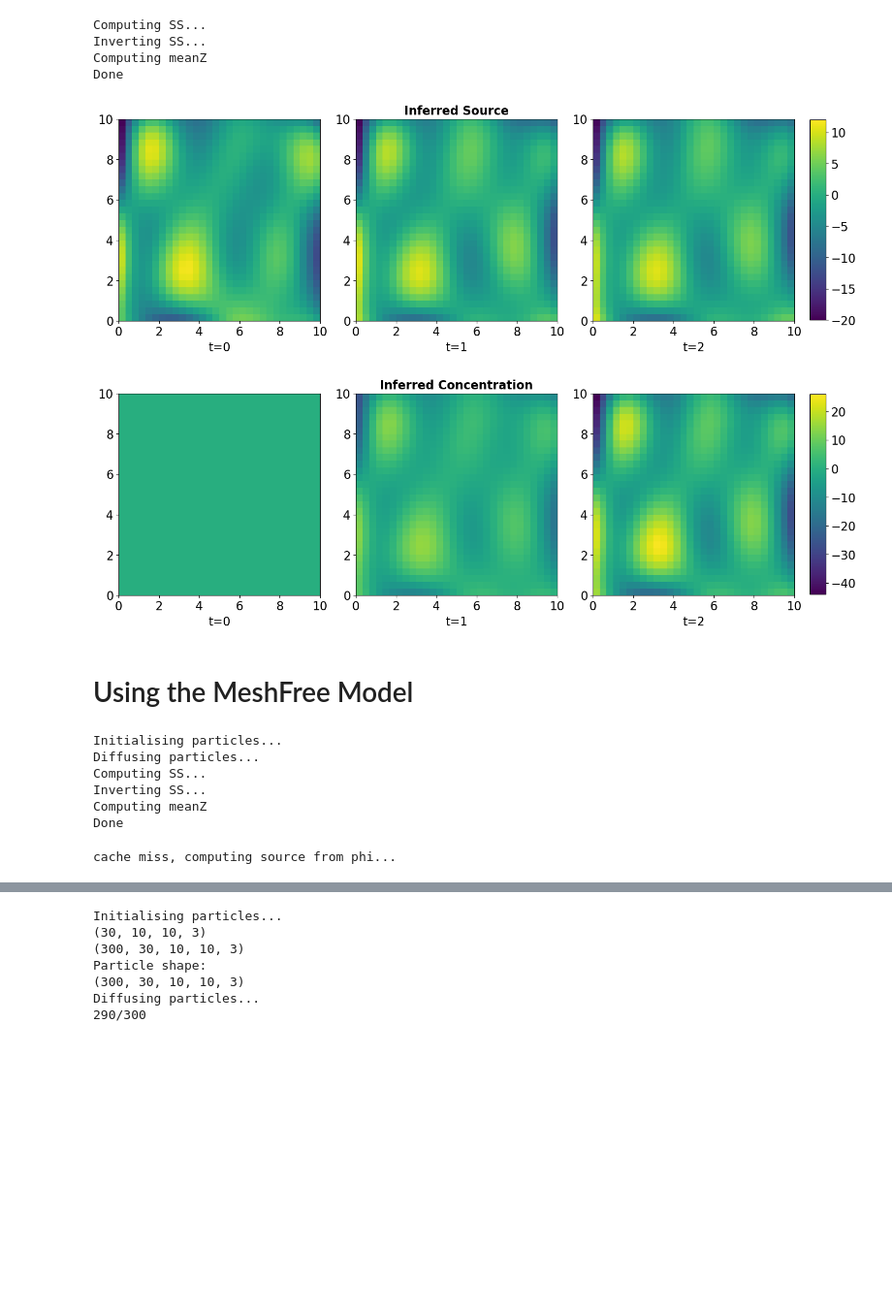
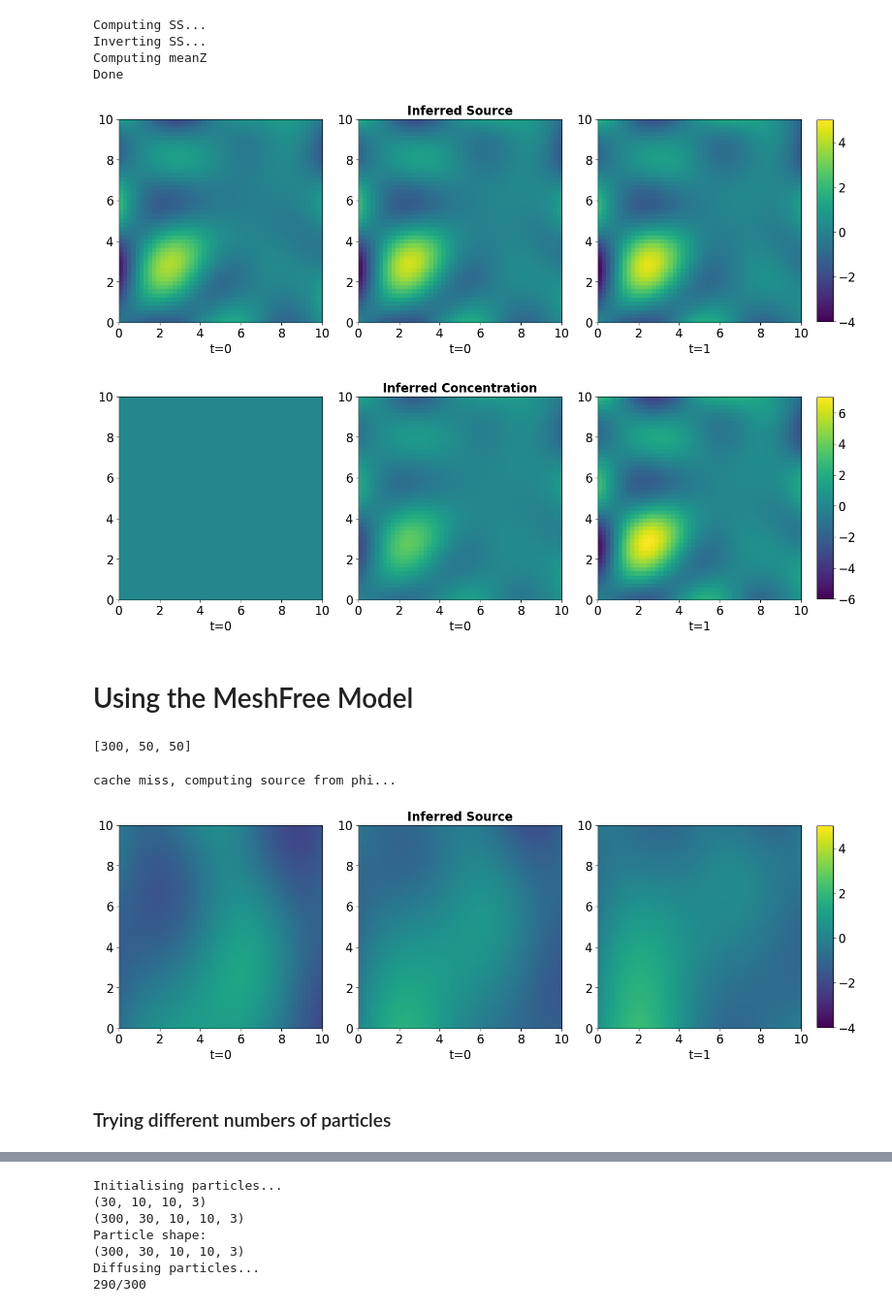
Before and after one commit to SheffieldML/advectionGP, a Jupyter notebook: jupyter/MeshFreeDemo.ipynb, the cells around one changed output, grey strips where cells are left out. Shown at 97% size. Saved outputs shown, nothing was run; the diff lists cells and outputs as text; code cells hidden in the pictures; blank space fills up the shorter version.

```diff
--- a/jupyter/MeshFreeDemo.ipynb
+++ b/jupyter/MeshFreeDemo.ipynb
@@ -21,9 +21,9 @@ from advectionGP.wind import WindSimple #Wind model
 #Plotting tools
 import matplotlib.pyplot as plt
 
-def plot_timeslices(arr,fulltitle,times=[0,28,49]):
-    a=np.floor(np.min((np.min(arr[times]))))
-    b=np.ceil(np.max((np.max(arr[times]))))
+def plot_timeslices(arr,fulltitle,times=[0,28,49],clim_a=None,clim_b=None):
+    if clim_a is None: clim_a=np.floor(np.min((np.min(arr[times]))))
+    if clim_b is None: clim_b=np.ceil(np.max((np.max(arr[times]))))
     plt.rcParams["figure.figsize"] = (15,15)
     fig = plt.figure()
 
@@ -37,7 +37,7 @@ def plot_timeslices(arr,fulltitle,times=[0,28,49]):
             plt.xlabel("t=%d" % time,fontsize=16)
             plt.xticks(fontsize=16)
             plt.yticks(fontsize=16)
-            plt.clim(a,b)
+            plt.clim(clim_a,clim_b)
 
 
             tick_font_size = 16
@@ -99,7 +99,7 @@ noiseSD = 0.05 #Observation noise
 N_feat=300 # number of features used to approximate ground truth GP
 boundary = ([0,0,0],[10,10,10])# corners of the grid - in units of space
 kForward = EQ(2, 2.0) # generate EQ kernel arguments are lengthscale and variance
-res = [200,30,30] # grid size for time, x and y
+res = [300,50,50] # grid size for time, x and y
 #u=[]
 #u.append(np.ones(res)*0.01) #x direction wind
 #u.append(np.ones(res)*0.01) # y direction wind
@@ -131,7 +131,7 @@ plot_timeslices(concTrain,"Concentrations")
 # %% [markdown]
 # Inverse Problem Example
 # %%
-N_feat = 100 #Number of features used to infer the source
+N_feat = 1000 #Number of features used to infer the source
 kInverse = EQ(2, 2.0) # Initiate kernel for inverse problem
 mInfer = Model(resolution=res,boundary=boundary,N_feat=N_feat,noiseSD=noiseSD,kernel=kInverse,sensormodel=sensors,windmodel=windmodel,k_0=k_0,R=0) #Initiate new model for inference
 mInfer.computeModelRegressors() # Compute regressor matrix
@@ -144,30 +144,26 @@ Inverting SS...
 Computing meanZ
 Done
 # %%
-
-plot_timeslices(sourceInfer,"Inferred Source")
+plot_timeslices(sourceInfer[:,:-1,:-1],"Inferred Source",clim_a=-4,clim_b=5)
 # %% [output]
-[figure, old version]
+[figure, new version]
 # %%
 plot_timeslices(concInfer,"Inferred Concentration")
 # %% [output]
-[figure, old version]
+[figure, new version]
 # %% [markdown]
 # Using the MeshFree Model
+# %%
+res
+# %% [output]
+[300, 50, 50]
 # %%
-lowres = [300,10,10]
-N_feat = 2000
+lowres = res #[300,10,10]
+N_feat = 1000
 mMFInfer = MFModel(resolution=lowres,boundary=boundary,N_feat=N_feat,noiseSD=noiseSD,kernel=kInverse,sensormodel=sensors,windmodel=windmodel,k_0=k_0) #Initiate new model for inference
-mMFInfer.computeModelRegressors() # Compute regressor matrix
+mMFInfer.computeModelRegressors(Nparticles=50) # Compute regressor matrix
 meanZ, covZ = mMFInfer.computeZDistribution(yTrain) # Infers z vector mean and covariance using regressor matrix
 sourceInfer = mMFInfer.computeSourceFromPhi(meanZ) # Generates estimated source using mean of the inferred distribution
-# %% [output]
-Initialising particles...
-Diffusing particles...
-Computing SS...
-Inverting SS...
-Computing meanZ
-Done
 # %%
 #Compute source grid
 coords = mMFInfer.coords.transpose([1,2,3,0])
@@ -177,3 +173,9 @@ sourcesmean = sources[0,:,:] #np.mean(sources,0)
 #sourcesvar = np.var(sources,0)
 # %% [output]
 cache miss, computing source from phi...
+# %%
+plot_timeslices(sources[:,:-1,:-1],"Inferred Source",clim_a=-4,clim_b=5)#,clim_a=-20,clim_b=15)
+# %% [output]
+[figure, added]
+# %% [markdown]
+### Trying different numbers of particles
```
Also changed, not shown: parts of 11 cells of this notebook, 3 other files.
